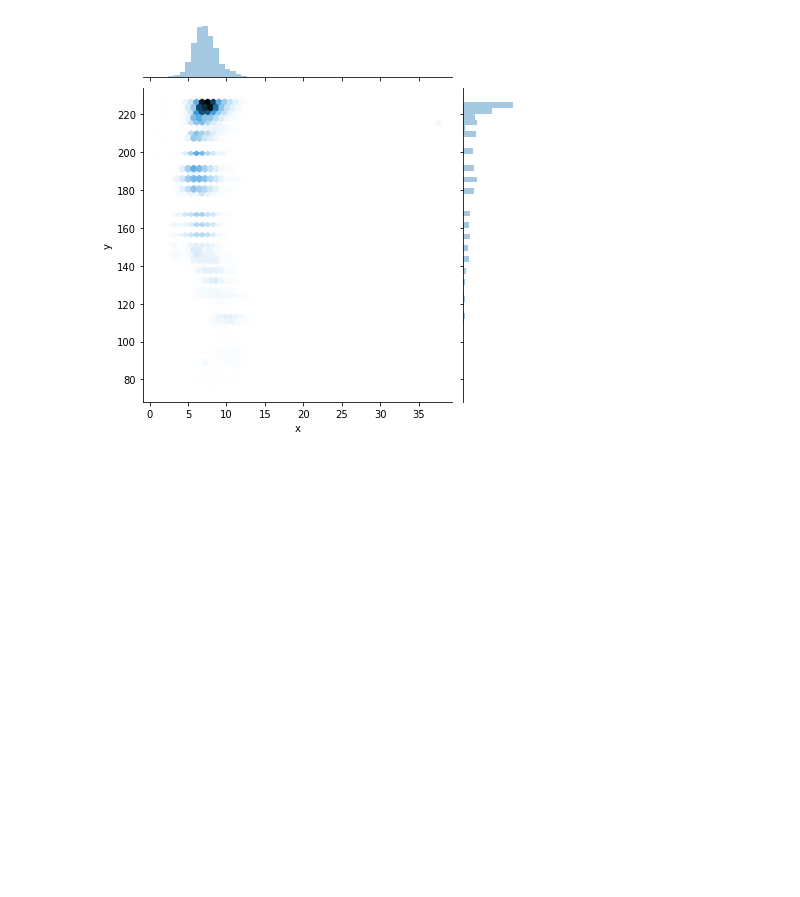
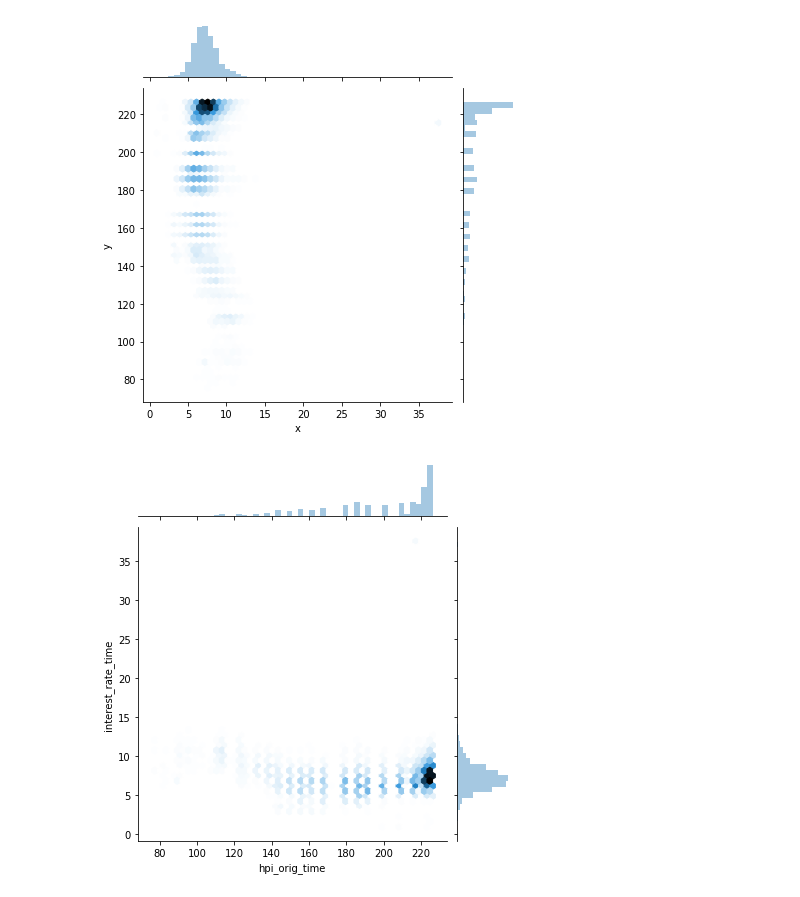
Before and after one commit to WickedoneC/Mortgage_Default, a Jupyter notebook: Data_and_Cleaning/Mortgage_Cleaning.ipynb, the cells around one changed output. Cells and saved outputs as stored; diff of their text form; code cells hidden in the pictures; blank space fills up the shorter version.

```diff
--- a/Data_and_Cleaning/Mortgage_Cleaning.ipynb
+++ b/Data_and_Cleaning/Mortgage_Cleaning.ipynb
@@ -720,3 +741,8 @@ g = (sns.jointplot("interest_rate_time", "hpi_orig_time", kind="hex", data=X)
         .set_axis_labels("x", "y"))
 # %% [output]
 [figure]
+# %%
+g = (sns.jointplot("hpi_orig_time", "interest_rate_time", kind="hex", data=X)
+        .set_axis_labels("hpi_orig_time", "interest_rate_time"))
+# %% [output]
+[figure, added]
```
Also changed, not shown: parts of 4 cells of this notebook.
